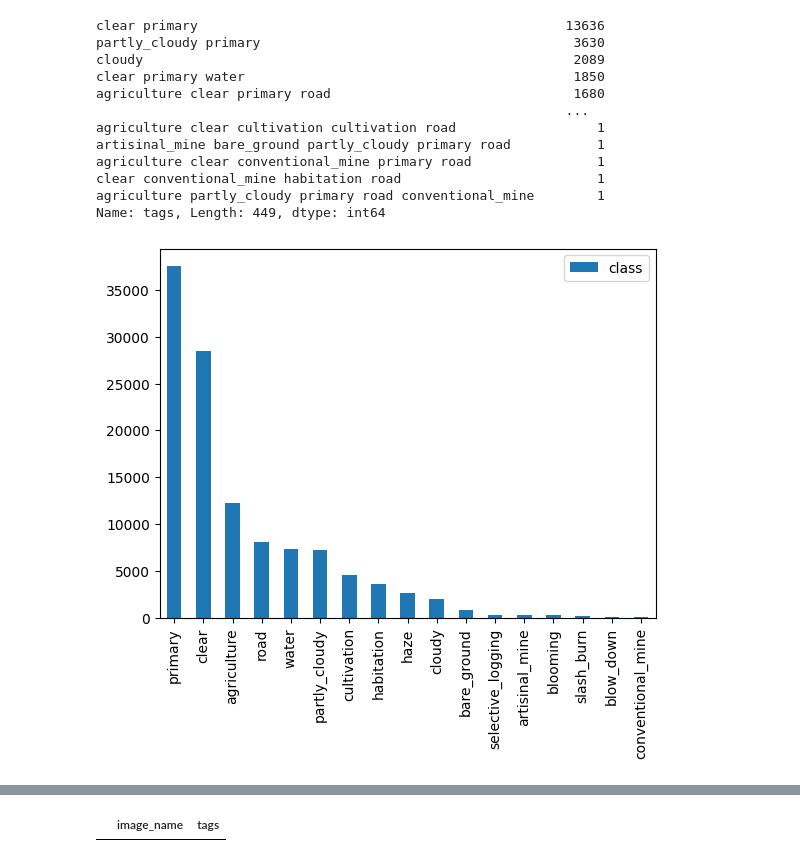
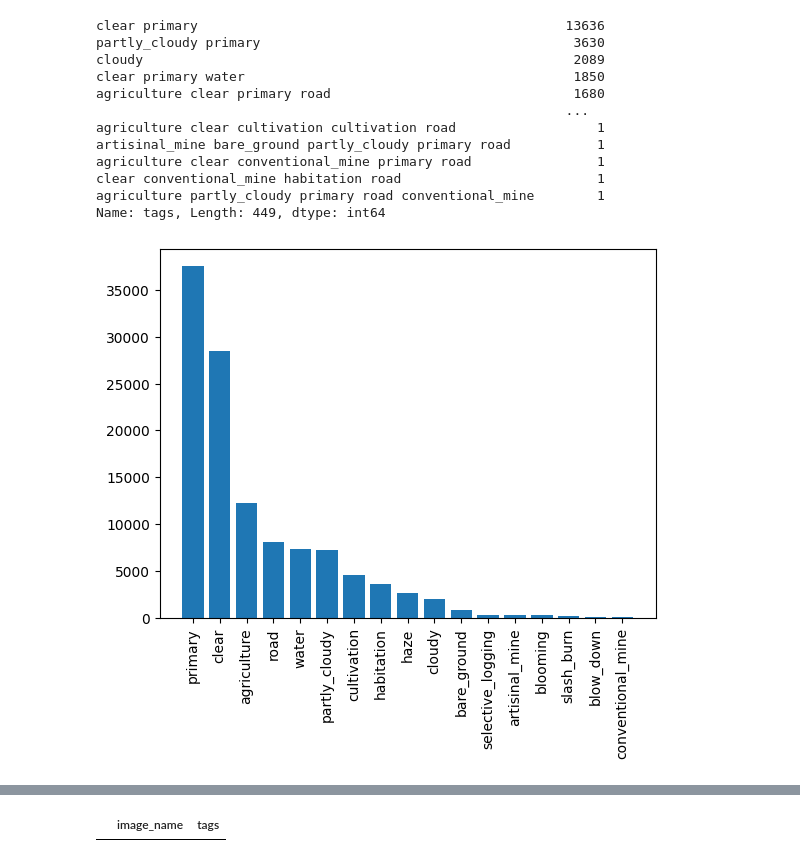
Before and after one commit to nicolasbuitragob/UnderstandingAmazon, a Jupyter notebook: notebooks/eda.ipynb, the cells around one changed output, grey strips where cells are left out. Saved outputs shown, nothing was run; the diff lists cells and outputs as text; code cells hidden in the pictures.

```diff
--- a/notebooks/eda.ipynb
+++ b/notebooks/eda.ipynb
@@ -38,10 +45,14 @@ counter = Counter()
 for pic in train_data['tags'].str.split():
     counter.update(pic)
 # %%
-individual_classes = pd.DataFrame(counter.values(),counter.keys()).sort_values(by =0 , ascending = False)
-individual_classes.rename({0:'class'},axis = 1,inplace = True)
+individual_label = pd.DataFrame(counter.values(),counter.keys()).sort_values(by =0 , ascending = False)
+individual_label.rename({0:'count'},axis = 1,inplace = True)
+individual_label = individual_label.reset_index()
-# %%
-individual_classes.plot.bar()
-plt.show()
-# %% [output]
-[figure, removed]
+# %%
+individual_label.rename({'index':'label'},axis = 1,inplace = True)
+# %%
+plt.bar(individual_label['label'],individual_label['count'])
+plt.xticks(rotation = 90)
+plt.show()
+# %% [output]
+[figure, added]
```
Also changed, not shown: parts of 18 cells of this notebook.
